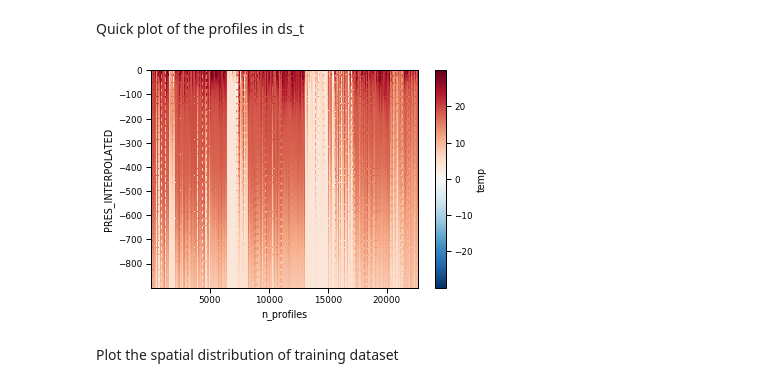
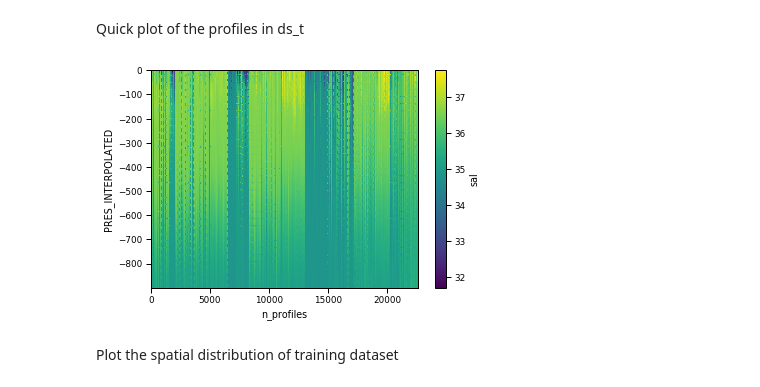
Before and after one commit to euroargodev/DMQC-PCM, a Jupyter notebook: PCM-design/Classif_ArgoReferenceDatabase.ipynb, the cells around one changed output. Saved outputs shown, nothing was run; the diff lists cells and outputs as text; code cells hidden in the pictures.

```diff
--- a/PCM-design/Classif_ArgoReferenceDatabase.ipynb
+++ b/PCM-design/Classif_ArgoReferenceDatabase.ipynb
@@ -228,9 +226,9 @@ Attributes:
 # %% [markdown]
 Quick plot of the profiles in ds_t
 # %%
-ds_t['temp'].plot(x='n_profiles');
+ds_t['sal'].plot(x='n_profiles');
 # %% [output]
-[figure, old version]
+[figure, new version]
 # %% [markdown]
 Plot the spatial distribution of training dataset
 # %%
```
Also changed, not shown: parts of 23 cells of this notebook, 2 other files.
